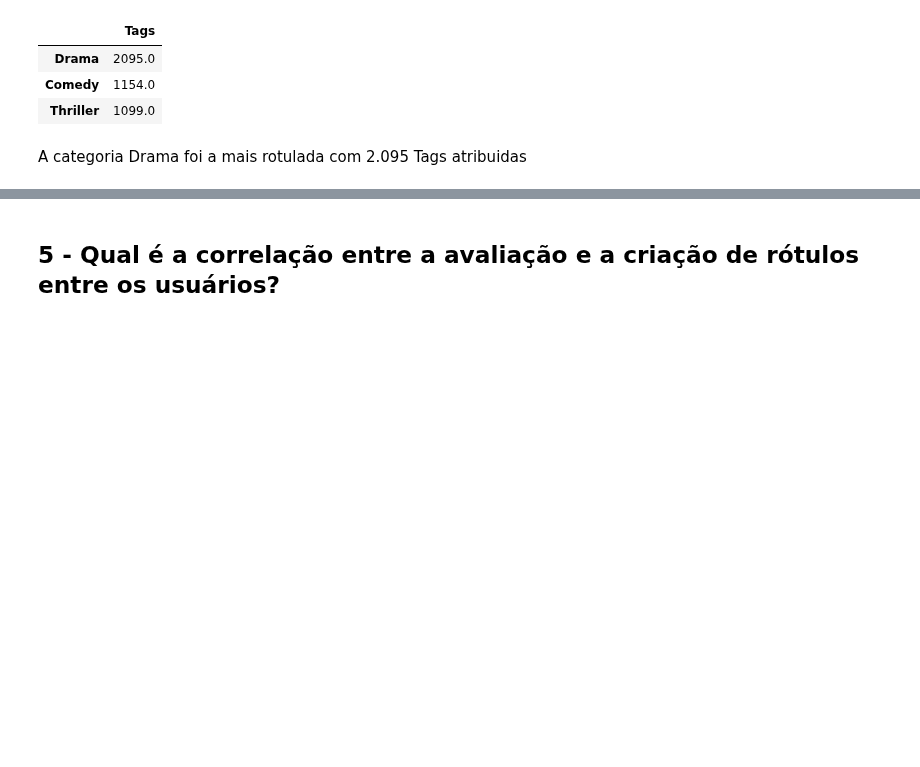
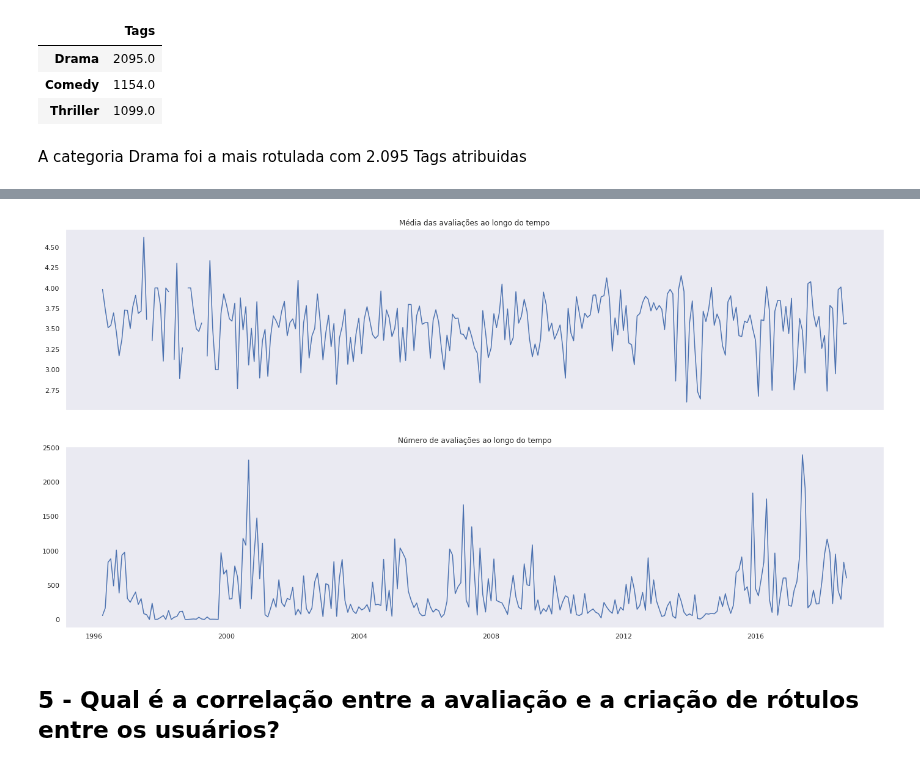
Before and after one commit to dieguim-ifsp-posCD/D1AED, a Jupyter notebook: avaliacoes/20210513-avaliacao01/AED-movie-lens-small.ipynb, the cells around one changed output, grey strips where cells are left out. Cells and saved outputs as stored; diff of their text form; code cells hidden in the pictures; blank space fills up the shorter version.

Commit message:
WIP: question 4: ratings distribution in time

```diff
--- a/avaliacoes/20210513-avaliacao01/AED-movie-lens-small.ipynb
+++ b/avaliacoes/20210513-avaliacao01/AED-movie-lens-small.ipynb
@@ -880,0 +881,3 @@ A categoria Drama foi a mais rotulada com 2.095 Tags atribuidas
+# %%
+ratings_timestamp = ratings_df.groupby(pd.Grouper(key='timestamp',freq='M')).agg({'rating': ['mean','count']}).droplevel(level=0, axis=1)
+ratings_timestamp
@@ -881,3 +899,17 @@ A categoria Drama foi a mais rotulada com 2.095 Tags atribuidas
+# %%
+fig, (ax1, ax2) = plt.subplots(2, sharex=True, figsize=(24,12))
+
+ax1.plot(ratings_timestamp['mean'])
+ax1.set_title('Média das avaliações ao longo do tempo')
+ax1.grid(False)
+
+ax2.plot(ratings_timestamp['count'])
+ax2.set_title('Número de avaliações ao longo do tempo')
+ax2.grid(False)
+
+plt.show()
+# %% [output]
+[figure, added]
 # %% [markdown]
 ## 5 - Qual é a correlação entre a avaliação e a criação de rótulos entre os usuários?
 # %%
```
Also changed, not shown: parts of 2 cells of this notebook.
